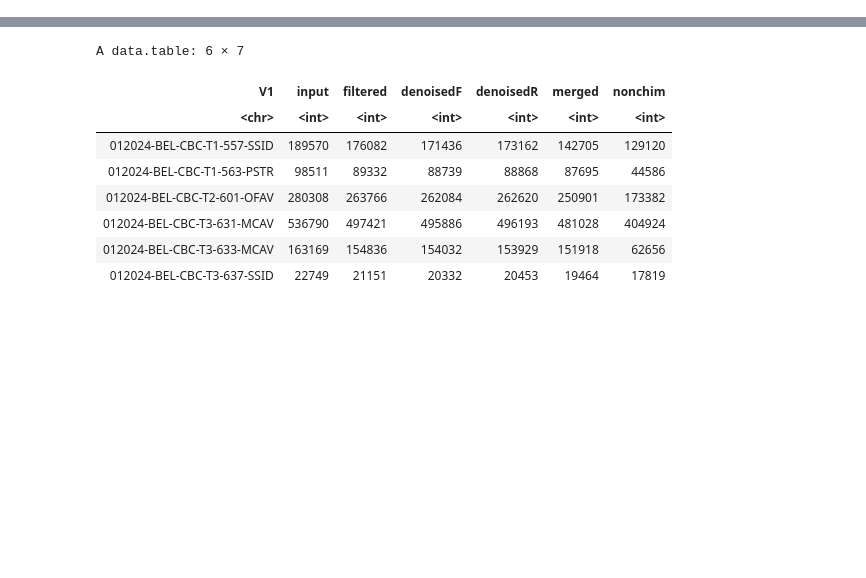
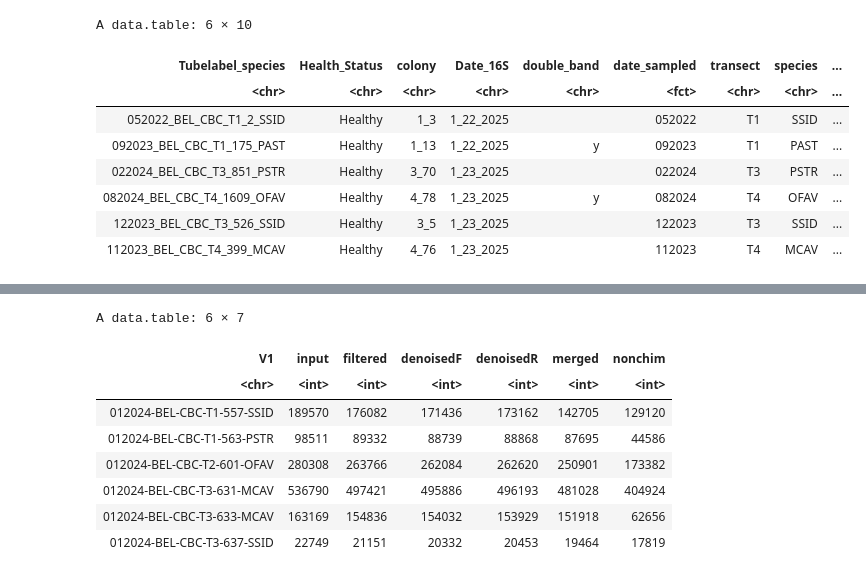
Before and after one commit to cdesouza02/BEL_16S_output, a Jupyter notebook: 10Kphyloseq.ipynb, the cells around one changed output, grey strips where cells are left out. Cells and saved outputs as stored; diff of their text form; code cells hidden in the pictures; blank space fills up the shorter version.

```diff
--- a/10Kphyloseq.ipynb
+++ b/10Kphyloseq.ipynb
@@ -56,0 +81,12 @@ A data.table: 6 × 8
+# %%
+head(sample_date)
+# %% [output]
+A data.table: 6 × 10
+| Tubelabel_species | Health_Status | colony | Date_16S | double_band | date_sampled | transect | species | ... |
+| <chr> | <chr> | <chr> | <chr> | <chr> | <fct> | <chr> | <chr> | ... |
+| 052022_BEL_CBC_T1_2_SSID | Healthy | 1_3 | 1_22_2025 |  | 052022 | T1 | SSID | ... |
+| 092023_BEL_CBC_T1_175_PAST | Healthy | 1_13 | 1_22_2025 | y | 092023 | T1 | PAST | ... |
+| 022024_BEL_CBC_T3_851_PSTR | Healthy | 3_70 | 1_23_2025 |  | 022024 | T3 | PSTR | ... |
+| 082024_BEL_CBC_T4_1609_OFAV | Healthy | 4_78 | 1_23_2025 | y | 082024 | T4 | OFAV | ... |
+| 122023_BEL_CBC_T3_526_SSID | Healthy | 3_5 | 1_23_2025 |  | 122023 | T3 | SSID | ... |
+| 112023_BEL_CBC_T4_399_MCAV | Healthy | 4_76 | 1_23_2025 |  | 112023 | T4 | MCAV | ... |
```
Also changed, not shown: parts of 20 cells of this notebook.
